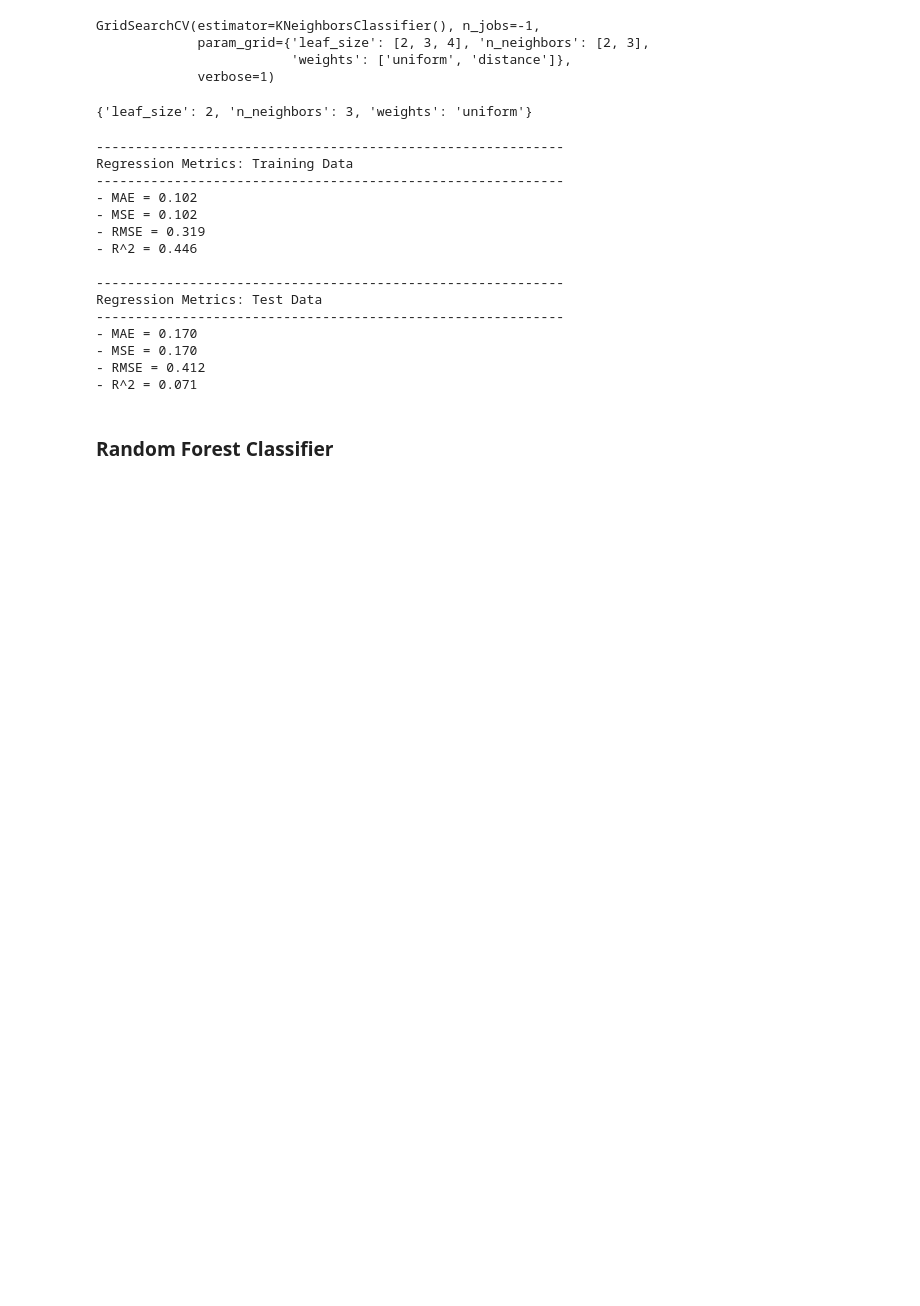
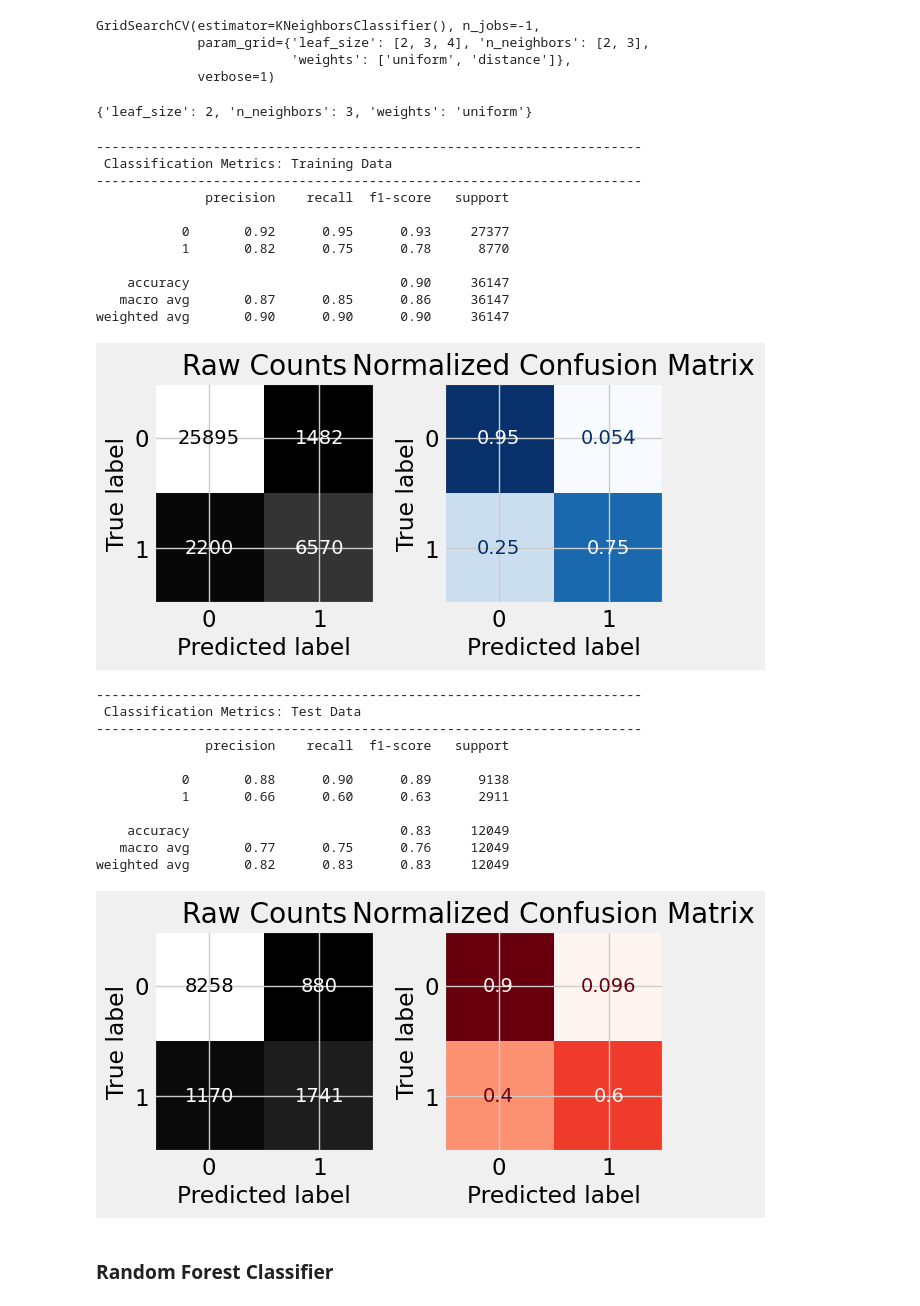
Before and after one commit to NemesisCrociata/Prediction-of-Adult-Income, a Jupyter notebook: Prediction_of_Adult_Income.ipynb, the cells around one changed output. Drawn from its saved outputs; the diff is of its cells as text; code cells hidden in the pictures; blank space fills up the shorter version.

```diff
--- a/Prediction_of_Adult_Income.ipynb
+++ b/Prediction_of_Adult_Income.ipynb
@@ -1358,25 +1392,34 @@ gridsearch.best_params_
 # %%
 # The best parameters are called and stored in a variable.
 best_kn_class = gridsearch.best_estimator_
 
 # Metrics are called using the best parameters found using GridSearchCV.
-evaluate_regression(best_kn_class, X_train_tf, y_train, X_test_tf, y_test)
+evaluate_classification(best_kn_class, X_train_tf, y_train, X_test_tf, y_test)
 # %% [output]
-------------------------------------------------------------
-Regression Metrics: Training Data
-------------------------------------------------------------
-- MAE = 0.102
-- MSE = 0.102
-- RMSE = 0.319
-- R^2 = 0.446
+----------------------------------------------------------------------
+ Classification Metrics: Training Data
+----------------------------------------------------------------------
+              precision    recall  f1-score   support
 
-------------------------------------------------------------
-Regression Metrics: Test Data
-------------------------------------------------------------
-- MAE = 0.170
-- MSE = 0.170
-- RMSE = 0.412
-- R^2 = 0.071
+           0       0.92      0.95      0.93     27377
+           1       0.82      0.75      0.78      8770
+
+    accuracy                           0.90     36147
+   macro avg       0.87      0.85      0.86     36147
+weighted avg       0.90      0.90      0.90     36147
+[figure, added]
+----------------------------------------------------------------------
+ Classification Metrics: Test Data
+----------------------------------------------------------------------
+              precision    recall  f1-score   support
+
+           0       0.88      0.90      0.89      9138
+           1       0.66      0.60      0.63      2911
+
+    accuracy                           0.83     12049
+   macro avg       0.77      0.75      0.76     12049
+weighted avg       0.82      0.83      0.83     12049
+[figure, added]
 # %% [markdown]
 ### Random Forest Classifier
 # %%
```
Also changed, not shown: parts of 9 cells of this notebook.
